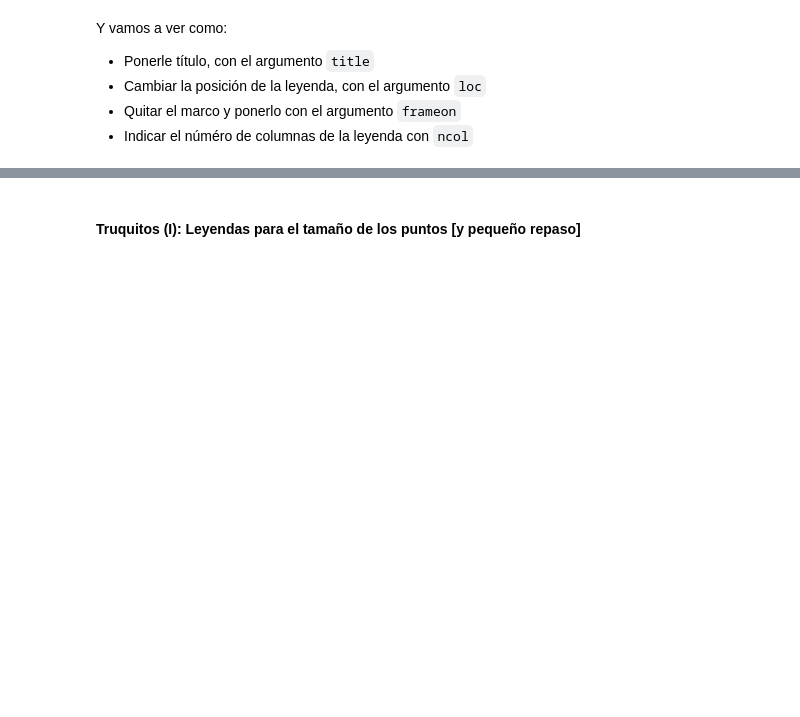
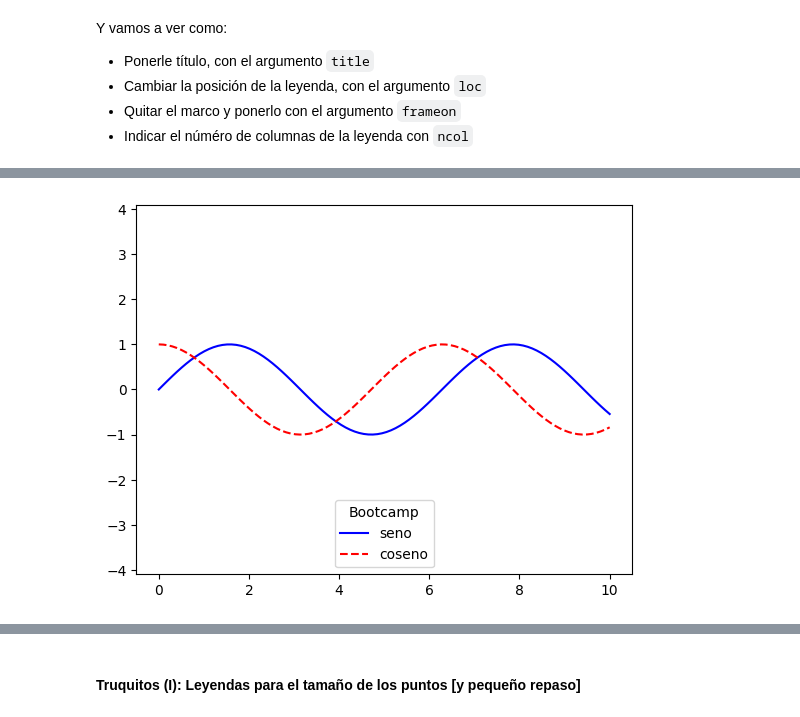
Before and after one commit to csanchosahun/DS-Online-Carlos-Sancho, a Jupyter notebook: 03_Data_Analysis/Sprint_08/Unidad_01_Visualizacion_Basica_Matplotlib/01_Workout/07_Elementos_de_Apoyo.ipynb, the cells around one changed output, grey strips where cells are left out. Drawn from its saved outputs; the diff is of its cells as text; code cells hidden in the pictures; blank space fills up the shorter version.

```diff
--- a/03_Data_Analysis/Sprint_08/Unidad_01_Visualizacion_Basica_Matplotlib/01_Workout/07_Elementos_de_Apoyo.ipynb
+++ b/03_Data_Analysis/Sprint_08/Unidad_01_Visualizacion_Basica_Matplotlib/01_Workout/07_Elementos_de_Apoyo.ipynb
@@ -23,2 +39,6 @@ Y vamos a ver como:
 # %%
 # Centro arriba, abajo izquierda, best
+ax.legend(loc="lower center", title="Bootcamp")
+fig
+# %% [output]
+[figure, added]
```
Also changed, not shown: parts of 20 cells of this notebook.
